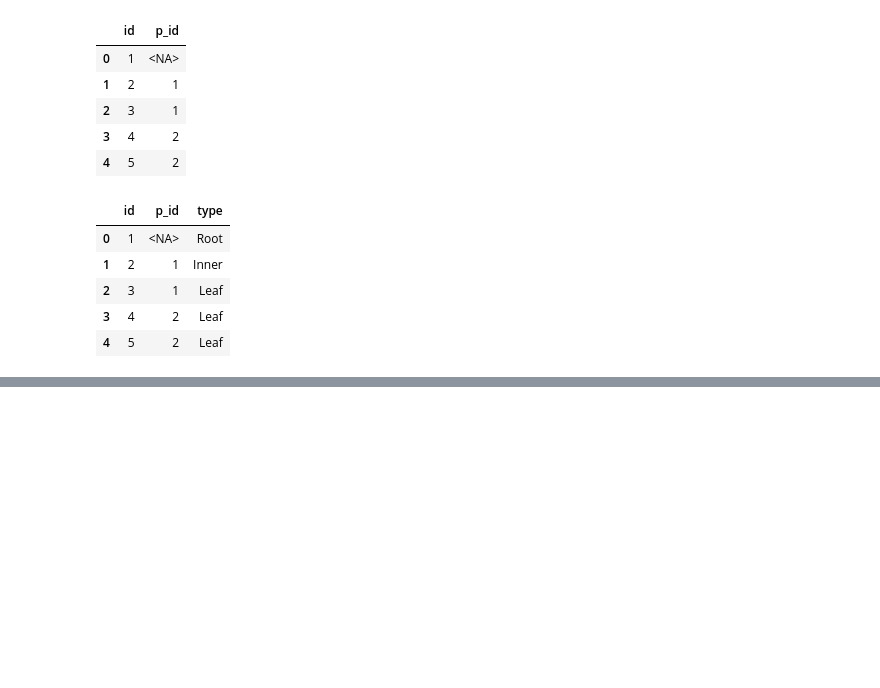
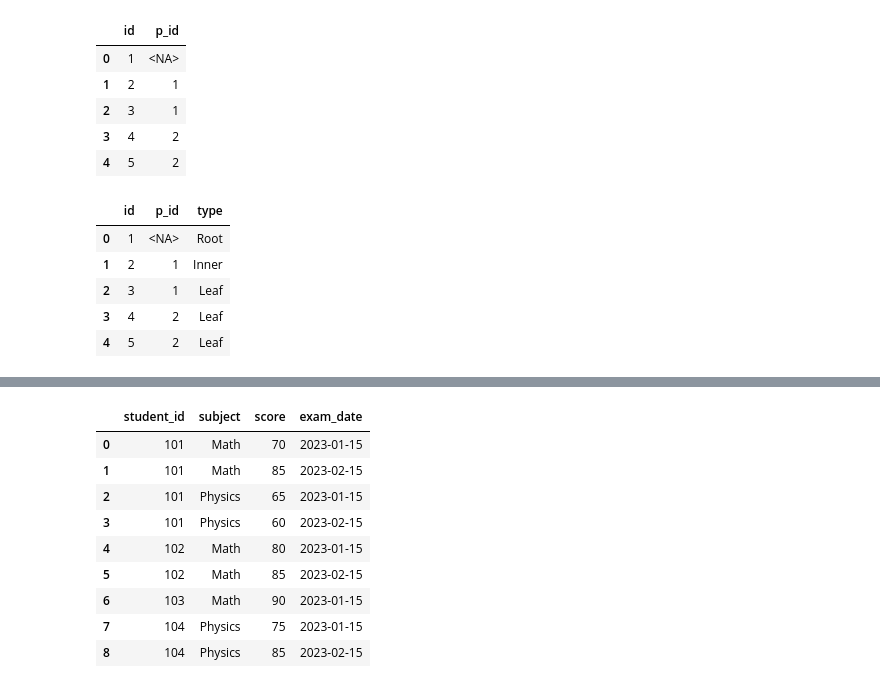
Before and after one commit to Swap-20/Leetcode-Pandas, a Jupyter notebook: Leetcode_Pandas.ipynb, the cells around one changed output, grey strips where cells are left out. Drawn from its saved outputs; the diff is of its cells as text; code cells hidden in the pictures; blank space fills up the shorter version.

```diff
--- a/Leetcode_Pandas.ipynb
+++ b/Leetcode_Pandas.ipynb
@@ -1463,0 +1476,18 @@ tree
+# %%
+data = [[101, 'Math', 70, '2023-01-15'], [101, 'Math', 85, '2023-02-15'], [101, 'Physics', 65, '2023-01-15'], [101, 'Physics', 60, '2023-02-15'], [102, 'Math', 80, '2023-01-15'], [102, 'Math', 85, '2023-02-15'], [103, 'Math', 90, '2023-01-15'], [104, 'Physics', 75, '2023-01-15'], [104, 'Physics', 85, '2023-02-15']]
+scores = pd.DataFrame(data,columns={"student_id": pd.Series(dtype="int"),
+                          "subject": pd.Series(dtype="str"),
+                          "score": pd.Series(dtype="int"),
+                          "exam_date": pd.Series(dtype="str")})
+scores
+# %% [output]
+|  | student_id | subject | score | exam_date |
+| 0 | 101 | Math | 70 | 2023-01-15 |
+| 1 | 101 | Math | 85 | 2023-02-15 |
+| 2 | 101 | Physics | 65 | 2023-01-15 |
+| 3 | 101 | Physics | 60 | 2023-02-15 |
+| 4 | 102 | Math | 80 | 2023-01-15 |
+| 5 | 102 | Math | 85 | 2023-02-15 |
+| 6 | 103 | Math | 90 | 2023-01-15 |
+| 7 | 104 | Physics | 75 | 2023-01-15 |
+| 8 | 104 | Physics | 85 | 2023-02-15 |
```
Also changed, not shown: parts of 8 cells of this notebook.
